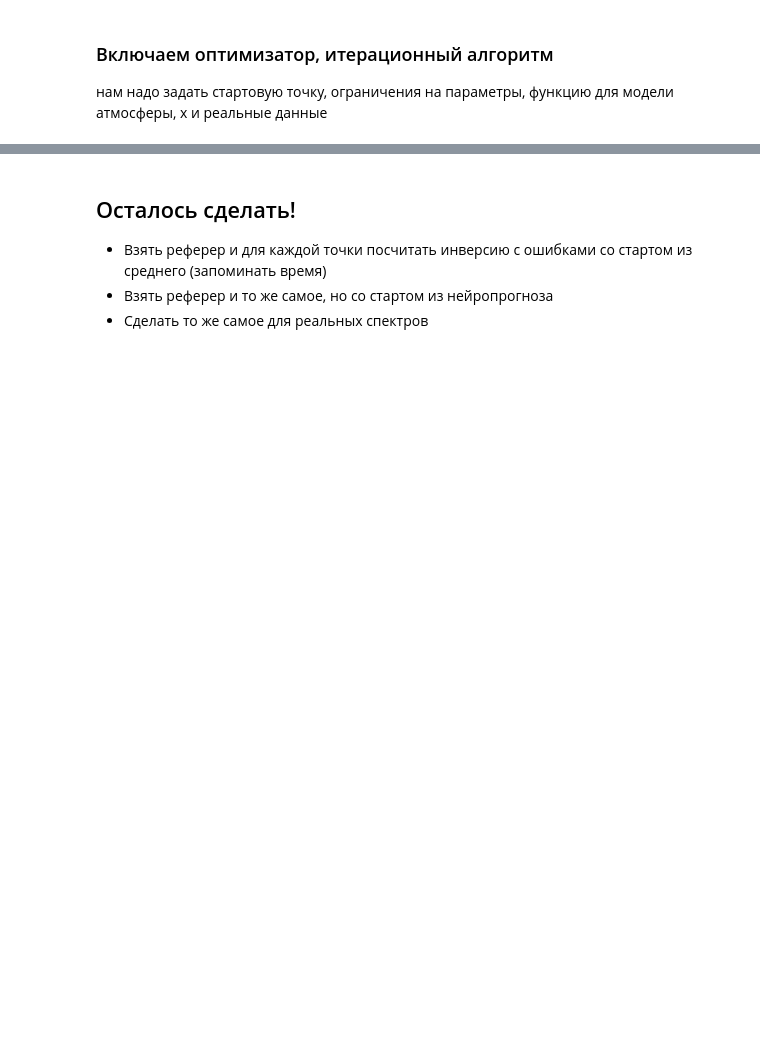
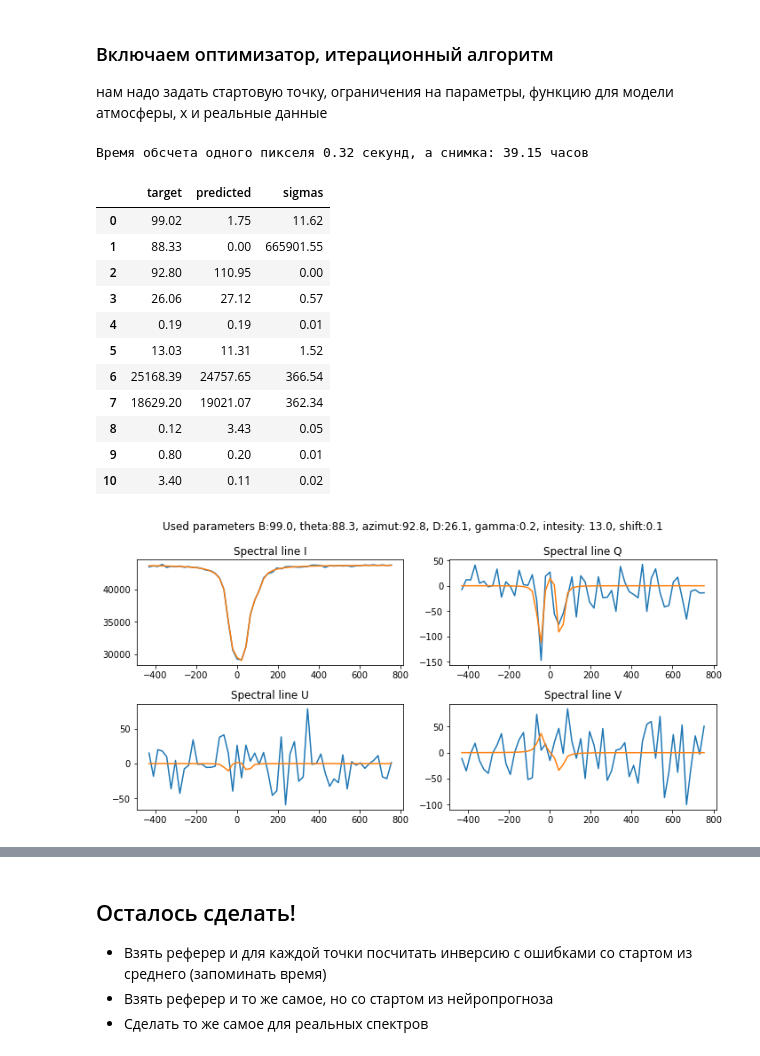
Before and after one commit to iknyazeva/InverseProblem, a Jupyter notebook: notebooks/!!NeedYouBrilliantMindHere!!.ipynb, the cells around one changed output, grey strips where cells are left out. Cells and saved outputs as stored; diff of their text form; code cells hidden in the pictures; blank space fills up the shorter version.

```diff
--- a/notebooks/!!NeedYouBrilliantMindHere!!.ipynb
+++ b/notebooks/!!NeedYouBrilliantMindHere!!.ipynb
@@ -196,6 +274,24 @@ def predict_one_pixel(param_vec, plot_show = False):
     data = np.concatenate([param_vec.reshape(11,-1), out[0].reshape(11,-1), perr.reshape(11,-1)], axis=1)
     df = pd.DataFrame(data, columns = ['target', 'predicted', 'sigmas'])
     return out, df
+# %%
+out,df = predict_one_pixel(parameter_base[1], plot_show=True, lm=False)
+df.round(2)
+# %% [output]
+Время обсчета одного пикселя 0.32 секунд, а снимка: 39.15 часов
+|  | target | predicted | sigmas |
+| 0 | 99.02 | 1.75 | 11.62 |
+| 1 | 88.33 | 0.00 | 665901.55 |
+| 2 | 92.80 | 110.95 | 0.00 |
+| 3 | 26.06 | 27.12 | 0.57 |
+| 4 | 0.19 | 0.19 | 0.01 |
+| 5 | 13.03 | 11.31 | 1.52 |
+| 6 | 25168.39 | 24757.65 | 366.54 |
+| 7 | 18629.20 | 19021.07 | 362.34 |
+| 8 | 0.12 | 3.43 | 0.05 |
+| 9 | 0.80 | 0.20 | 0.01 |
+| 10 | 3.40 | 0.11 | 0.02 |
+[figure, added]
 # %%
 out,df = predict_one_pixel(test_params_1, plot_show=True)
 df.round(2)
```
Also changed, not shown: parts of 17 cells of this notebook, 8 other files.
